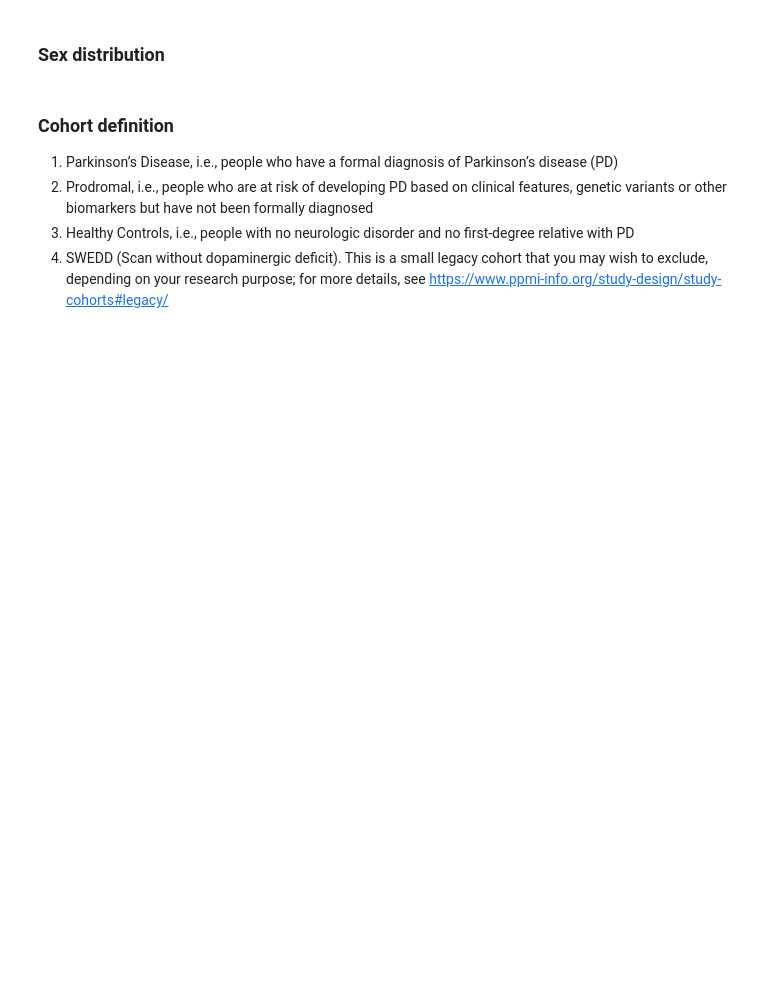
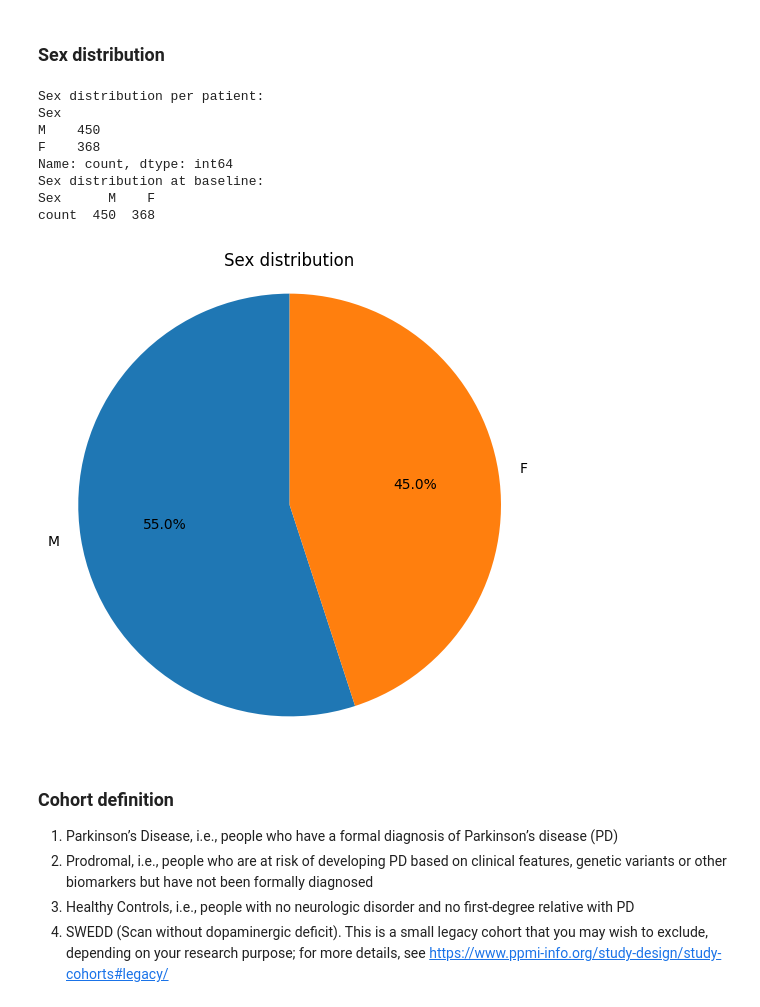
Before and after one commit to PierreFalconnier/mri-preprocessing, a Jupyter notebook: csv_exploration/PPMI_explo/PPMI_utlimate_exploration.ipynb, the cells around one changed output. Saved outputs shown, nothing was run; the diff lists cells and outputs as text; code cells hidden in the pictures; blank space fills up the shorter version.

```diff
--- a/csv_exploration/PPMI_explo/PPMI_utlimate_exploration.ipynb
+++ b/csv_exploration/PPMI_explo/PPMI_utlimate_exploration.ipynb
@@ -168,30 +182,32 @@ df = df[df["Image ID"].notna()].copy()  # only keep rows with imaging data
 df = df[
     # (df["Advanced_Modality"].isin(["DWI"]))
     ~(df["Advanced_Modality"].isin(["MRI_other", "DTI_other", "fMRI_other", "Unknown"]))
+    # & (df["Advanced_Modality"].isin(["PET"]))
 ].copy()
 
 # # FILTER OUT on images
 df = df[
     (
         (df["Advanced_Modality"] != "T1w")
-        | ((df["Acquisition Type"] == "3D") | (df["Matrix Z"] >= 100))
+        | ((df["Acquisition Type"] == "3D") | (df["Matrix Z"] >= 70))
     )
 ].copy()
 
 df = df[
     (
         (df["Advanced_Modality"] != "T2w")
-        | ((df["Acquisition Type"] == "3D") | (df["Matrix Z"] >= 100))
+        | ((df["Acquisition Type"] == "3D") | (df["Matrix Z"] >= 70))
     )
 ].copy()
 
 df = df[
     (
         (df["Advanced_Modality"] != "FLAIR")
-        | ((df["Acquisition Type"] == "3D") | (df["Matrix Z"] >= 100))
+        | ((df["Acquisition Type"] == "3D") | (df["Matrix Z"] >= 70))
     )
 ].copy()
 
 df = df[
-    (df["Advanced_Modality"] != "DWI") | (df["Description"].str.lower() == "dti_gated")
+    (df["Advanced_Modality"] != "DWI")
+    | (df["Description"].str.lower().str.contains("DTI_revb0_AP".lower()))
 ].copy()
@@ -223,11 +251,15 @@ DTI_other
 Unknown
 # %%
 # Choose filtering mode
-strict_per_visit = False  # True = must have all modalities in a single visit, False = across all visits
+strict_per_visit = (
+    True  # True = must have all modalities in a single visit, False = across all visits
+)
 
 # Define required modalities
-required_modalities = {"T1w", "FLAIR", "DWI"}
-required_modalities = {"T1w", "FLAIR"}
+required_modalities = {"T1w", "FLAIR", "DWI", "MT"}
+# required_modalities = {"T1w", "FLAIR", "DWI", "MT", "rsfMRI"}
+# required_modalities = {"T1w", "MT"}
+# required_modalities = {"T1w", "FLAIR"}
 
 if strict_per_visit:
     # ----------------------------
@@ -311,31 +369,41 @@ plot_hist(baseline_unique, "age", title="Age at baseline")
 # %%
 # Count occurrences
 # Get most frequent Sex per patient
 sex_per_patient = df.groupby("PATNO")["Sex"].agg(
     lambda x: x.mode().iloc[0] if not x.mode().empty else np.nan
 )
 
 # Count distribution
 sex_counts = sex_per_patient.value_counts(dropna=False)
 
 print("Sex distribution per patient:")
 print(sex_counts)
 
 # Print table
 print("Sex distribution at baseline:")
 print(sex_counts.to_frame().T)
 
 # Plot pie chart
 plt.figure(figsize=(6, 6))
 plt.pie(
     sex_counts,
     labels=sex_counts.index,
     autopct="%1.1f%%",  # show percentage
     startangle=90,  # rotate to start from top
 )
-plt.title("Sex distribution at baseline")
+plt.title("Sex distribution")
 plt.axis("equal")  # equal aspect ratio ensures pie is circular
 plt.show()
+# %% [output]
+Sex distribution per patient:
+Sex
+M    450
+F    368
+Name: count, dtype: int64
+Sex distribution at baseline:
+Sex      M    F
+count  450  368
+[figure, added]
 # %% [markdown]
 ### Cohort definition
 1. Parkinson’s Disease, i.e., people who have a formal diagnosis of Parkinson’s disease (PD)
```
Also changed, not shown: parts of 34 cells of this notebook, 3 other files.
